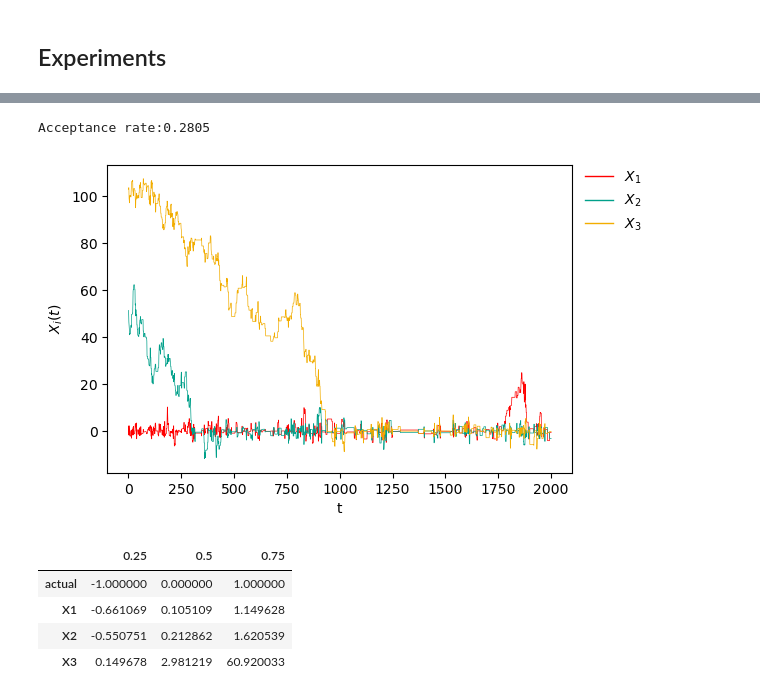
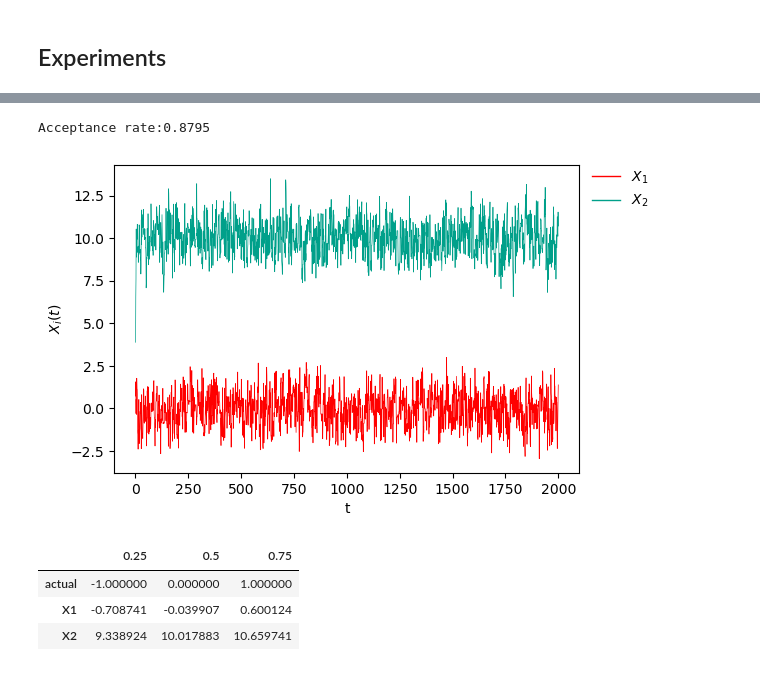
Before and after one commit to bartolomeou/FYP, a Jupyter notebook: barker_proposal_metropolis_hastings.ipynb, the cells around one changed output, grey strips where cells are left out. Saved outputs shown, nothing was run; the diff lists cells and outputs as text; code cells hidden in the pictures.

```diff
--- a/barker_proposal_metropolis_hastings.ipynb
+++ b/barker_proposal_metropolis_hastings.ipynb
@@ -196,7 +218,7 @@ def mala_logq_ratio(x, y, grad_logpi_x, grad_logpi_y, step_size):
     return log_yx - log_xy
 
 
-def mala(logpi, grad_logpi, n_iter, x_init, step_size=1, *args):
+def mala(logpi, grad_logpi, n_iter, x_init, step_size=1, **kwargs):
     # Matrix to store the sampled values from the chain (#components, #iterations)
     x_samples = np.empty((len(x_init), n_iter))
 
@@ -205,18 +227,17 @@ def mala(logpi, grad_logpi, n_iter, x_init, step_size=1, *args):
 
     # Log of the target distribution at the current state
     x = x_init
-    logpi_x = logpi(x, *args)
+    logpi_x = logpi(x, **kwargs)
 
     for i in range(n_iter):
-        grad_logpi_x = grad_logpi(x, *args)
+        grad_logpi_x = grad_logpi(x, **kwargs)
 
         # Propose a candidate move
         y = mala_proposal(x, grad_logpi_x, step_size)
-        logpi_y = logpi(y, *args)
-        grad_logpi_y = grad_logpi(y, *args)
+        logpi_y = logpi(y, **kwargs)
+        grad_logpi_y = grad_logpi(y, **kwargs)
 
-        # Calculate the difference in the log-probabilities of the proposed and
-        # current states (i.e. \log \frac{\pi(y)}{\pi(x)})
+        # Calculate the MALA acceptance rate
         log_acceptance = logpi_y - logpi_x + mala_logq_ratio(x, y, grad_logpi_x, grad_logpi_y, step_size)
 
         # Acceptance criterion
@@ -235,7 +256,14 @@ def mala(logpi, grad_logpi, n_iter, x_init, step_size=1, *args):
 # %% [markdown]
 ## Experiments
 # %%
-samples, accept_rate = random_walk_mh(logpi=logpi_cauchy, n_iter=2000, x_init=np.array([0, 50, 100]), step_size=4)
+samples, accept_rate = random_walk(
+    logpi=logpi_cauchy,
+    n_iter=2000,
+    x_init=np.array([0, 50, 100]),
+    step_size=4,
+    location=[0, 0, 0],
+    scale=[1, 10, 100]
+ )
 
 print(f'Acceptance rate:{accept_rate}')
 
@@ -259,9 +293,17 @@ Acceptance rate:0.271
 # %%
-samples, accept_rate = barker_mh(logpi=logpi_cauchy, grad_logpi=grad_logpi_cauchy, n_iter=2000, x_init=np.array([0, 50, 100]), step_size=3)
+samples, accept_rate = barker(
+    logpi=logpi_mvnormal,
+    grad_logpi=grad_logpi_mvnormal,
+    n_iter=2000,
+    x_init=np.array([0, 0]),
+    step_size=2,
+    location=[0, 0],
+    covariance=[[1, 0.8], [0.8, 1]]
+)
 
 print(f'Acceptance rate:{accept_rate}')
 
-traceplot(samples)
+traceplot(samples, overlay=False)
 
 quantiles = pd.DataFrame(columns=['0.25', '0.5', '0.75'])
 quantiles.loc['actual'] = cauchy.ppf([0.25, 0.5, 0.75], loc=0, scale=1)
@@ -281,22 +322,29 @@ Acceptance rate:0.212
 # %%
-samples, accept_rate = mala(logpi=logpi_cauchy, grad_logpi=grad_logpi_cauchy, n_iter=2000, x_init=np.array([0, 50, 100]), step_size=2.8)
+samples, accept_rate = mala(
+    logpi=logpi_mvnormal,
+    grad_logpi=grad_logpi_mvnormal,
+    n_iter=2000,
+    x_init=np.array([0, 0]),
+    step_size=1,
+    location=[0, 10],
+    covariance=[1, 1]
+)
 
 print(f'Acceptance rate:{accept_rate}')
 
 traceplot(samples)
 
 quantiles = pd.DataFrame(columns=['0.25', '0.5', '0.75'])
 quantiles.loc['actual'] = cauchy.ppf([0.25, 0.5, 0.75], loc=0, scale=1)
 
 for i in range(0, samples.shape[0]):
     quantiles.loc[f'X{i+1}'] = np.quantile(samples[i, :], [0.25, 0.5, 0.75])
 
 quantiles
 # %% [output]
-Acceptance rate:0.2805
+Acceptance rate:0.8795
-[figure, old version]
+[figure, new version]
 |  | 0.25 | 0.5 | 0.75 |
 | actual | -1.000000 | 0.000000 | 1.000000 |
-| X1 | -0.661069 | 0.105109 | 1.149628 |
-| X2 | -0.550751 | 0.212862 | 1.620539 |
-| X3 | 0.149678 | 2.981219 | 60.920033 |
+| X1 | -0.708741 | -0.039907 | 0.600124 |
+| X2 | 9.338924 | 10.017883 | 10.659741 |
```
Also changed, not shown: parts of 7 cells of this notebook, 2 other files.
